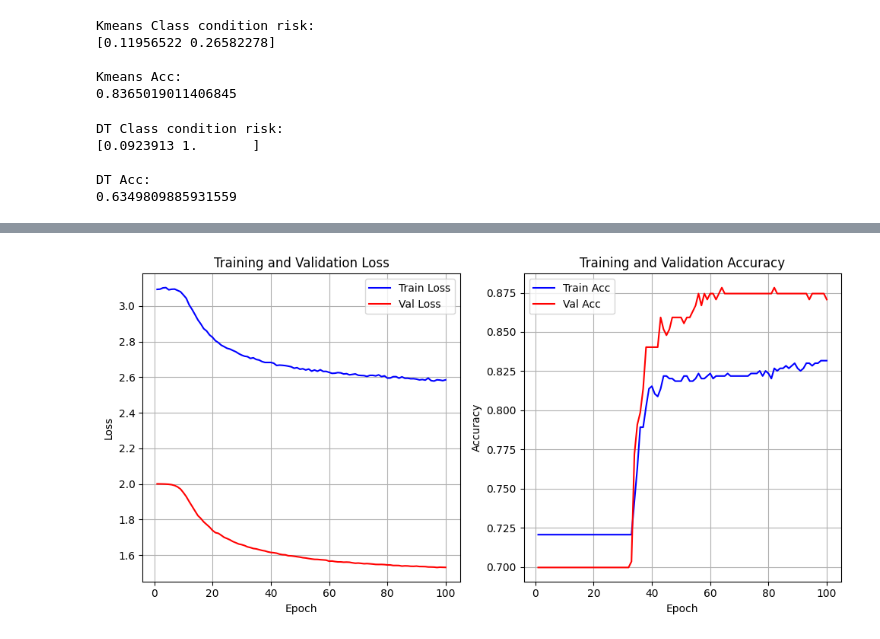
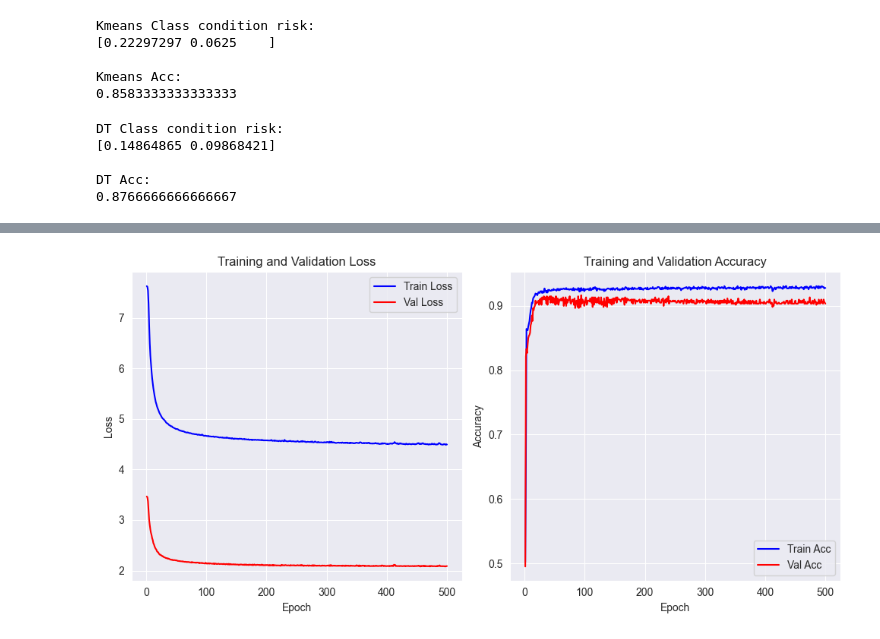
Before and after one commit to Menamot/dbc, a Jupyter notebook: examples/nn.ipynb, the cells around one changed output, grey strips where cells are left out. Cells and saved outputs as stored; diff of their text form; code cells hidden in the pictures.

```diff
--- a/examples/nn.ipynb
+++ b/examples/nn.ipynb
@@ -78,4 +173,5 @@ def profile_kl_regularization(q_z_given_x):
 # %%
+from sklearn.datasets import make_circles, make_moons
 import torch
 from sklearn import datasets
 from sklearn.model_selection import train_test_split
@@ -83,14 +179,15 @@ from sklearn.preprocessing import StandardScaler
 from dbc.utils import compute_prior
 
 # 生成数据
-X, y = datasets.make_blobs(
-    n_samples=[125 * 5, 125 * 2],
-    n_features=2,
-    centers=[(9.5, 10), (10, 9.4)],
-    cluster_std=[[0.6, 0.6], [0.35, 0.3]],
-    shuffle=True
-)
-
+# X, y = datasets.make_blobs(
+#     n_samples=[125 * 5, 125 * 2],
+#     n_features=2,
+#     centers=[(9.5, 10), (10, 9.4)],
+#     cluster_std=[[0.6, 0.6], [0.35, 0.3]],
+#     shuffle=True
+# )
+# X, y = make_circles(n_samples=2000, noise=0.05, factor=0.5)
+X, y = make_moons(n_samples=2000, noise=0.3)
 # 归一化
 scaler = StandardScaler()
 X = scaler.fit_transform(X)
@@ -111,10 +213,10 @@ print(f'Kmeans Class condition risk: \n{conditional_risk[0]}')
 print(f'\nKmeans Acc: \n{accuracy_score(y_val, y_pred)}')
 # %% [output]
 Kmeans Class condition risk:
-[0.11956522 0.26582278]
+[0.22297297 0.0625    ]
 
 Kmeans Acc:
-0.8365019011406845
+0.8583333333333333
 # %%
 DBC_DT = DecisionTreeDiscreteBayesianClassifier(max_depth=3)
 DBC_DT.fit(X_train, y_train)
@@ -124,10 +226,10 @@ print(f'DT Class condition risk: \n{conditional_risk[0]}')
 print(f'\nDT Acc: \n{accuracy_score(y_val, y_pred)}')
 # %% [output]
 DT Class condition risk:
-[0.0923913 1.       ]
+[0.14864865 0.09868421]
 
 DT Acc:
-0.6349809885931559
+0.8766666666666667
 # %%
 p_y = torch.tensor(compute_prior(y_train, 2), dtype=torch.float32)
 
@@ -157,7 +259,7 @@ optimizer = torch.optim.Adam(model.parameters(), lr=1e-3)
 criterion = nn.CrossEntropyLoss()
 
 
-num_epochs = 100
+num_epochs = 500
 train_losses = []
 val_losses = []  # 添加验证损失列表
 train_accuracies = []
@@ -253 +355 @@ Epoch 100: Train Loss=2.5853, Val Loss=1.5310 | Train Acc=0.8317 | Val Acc=0.870
-[figure, old version]
+[figure, new version]
```
Also changed, not shown: parts of 7 cells of this notebook, 4 other files.
